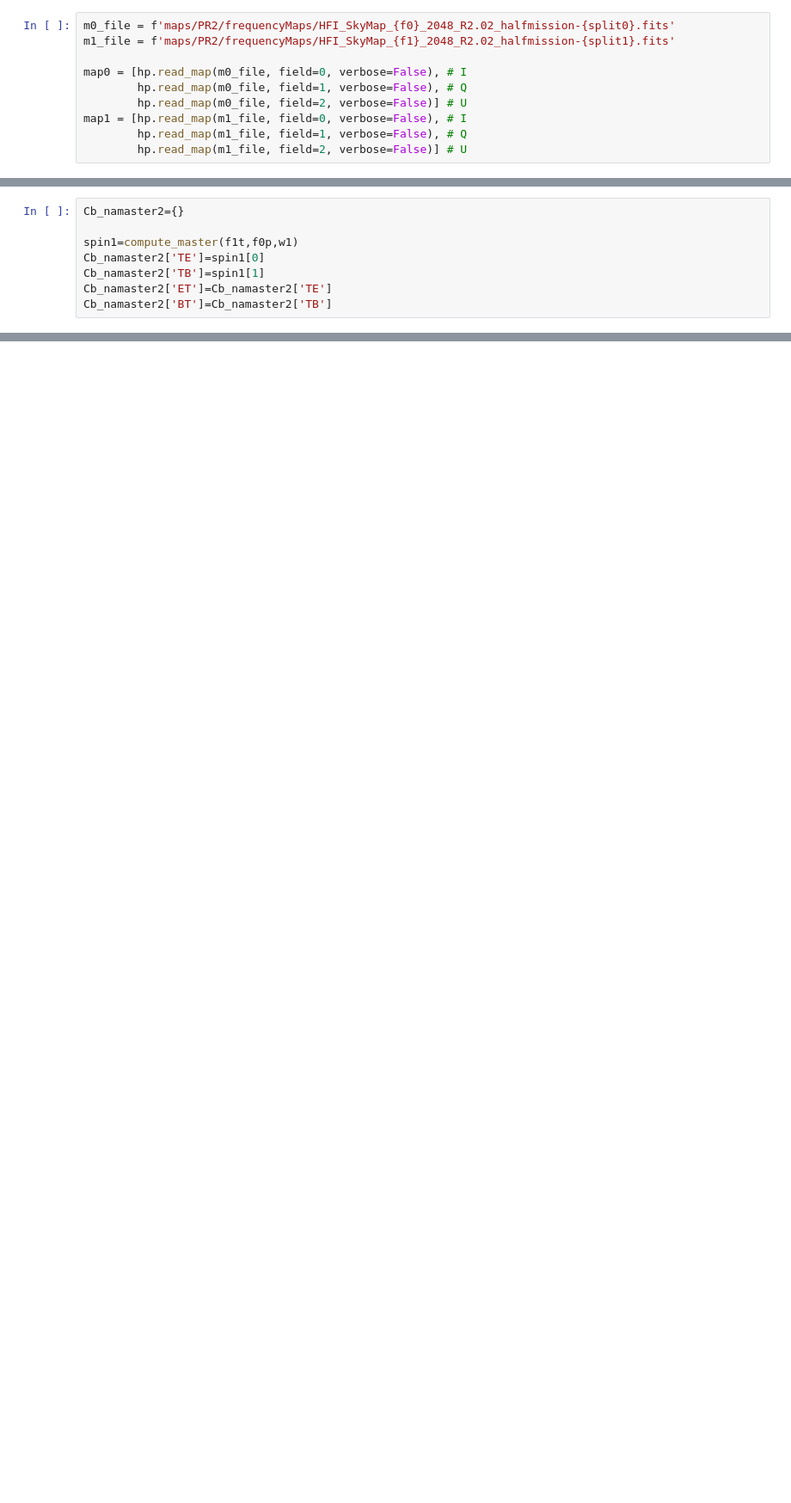
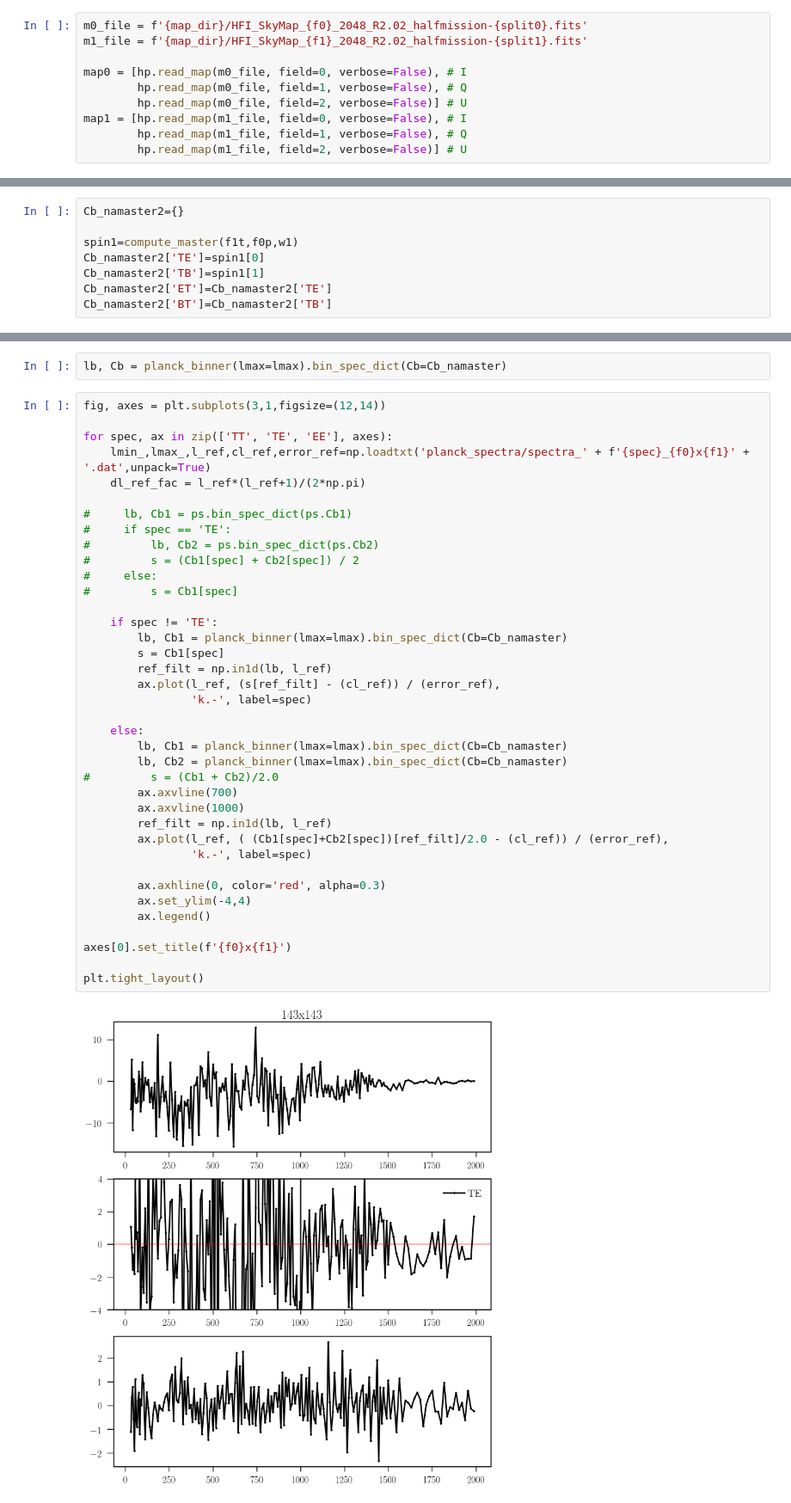
Before and after one commit to xzackli/PSpipe, a Jupyter notebook: project/Planck/Example 1.2 Cross Pol.ipynb, the cells around one changed output, grey strips where cells are left out. Shown: that part at 86% size. Drawn from its saved outputs; the diff is of its cells as text; blank space fills up the shorter version.

```diff
--- a/project/Planck/Example 1.2 Cross Pol.ipynb
+++ b/project/Planck/Example 1.2 Cross Pol.ipynb
@@ -75,6 +65,6 @@ hp.mollview(mask0t, hold=True, title='T mask')
 # %%
-m0_file = f'maps/PR2/frequencyMaps/HFI_SkyMap_{f0}_2048_R2.02_halfmission-{split0}.fits'
-m1_file = f'maps/PR2/frequencyMaps/HFI_SkyMap_{f1}_2048_R2.02_halfmission-{split1}.fits'
+m0_file = f'{map_dir}/HFI_SkyMap_{f0}_2048_R2.02_halfmission-{split0}.fits'
+m1_file = f'{map_dir}/HFI_SkyMap_{f1}_2048_R2.02_halfmission-{split1}.fits'
 
 map0 = [hp.read_map(m0_file, field=0, verbose=False), # I
         hp.read_map(m0_file, field=1, verbose=False), # Q
@@ -248,0 +208,42 @@ Text(0.5, 1.0, '143 x 143')
+# %%
+lb, Cb = planck_binner(lmax=lmax).bin_spec_dict(Cb=Cb_namaster)
+# %%
+fig, axes = plt.subplots(3,1,figsize=(12,14))
+
+for spec, ax in zip(['TT', 'TE', 'EE'], axes):
+    lmin_,lmax_,l_ref,cl_ref,error_ref=np.loadtxt('planck_spectra/spectra_' + f'{spec}_{f0}x{f1}' + '.dat',unpack=True)
+    dl_ref_fac = l_ref*(l_ref+1)/(2*np.pi)
+
+#     lb, Cb1 = ps.bin_spec_dict(ps.Cb1)
+#     if spec == 'TE':
+#         lb, Cb2 = ps.bin_spec_dict(ps.Cb2)
+#         s = (Cb1[spec] + Cb2[spec]) / 2
+#     else:
+#         s = Cb1[spec]
+
+    if spec != 'TE':
+        lb, Cb1 = planck_binner(lmax=lmax).bin_spec_dict(Cb=Cb_namaster)
+        s = Cb1[spec]
+        ref_filt = np.in1d(lb, l_ref)
+        ax.plot(l_ref, (s[ref_filt] - (cl_ref)) / (error_ref),
+                'k.-', label=spec)
+
+    else:
+        lb, Cb1 = planck_binner(lmax=lmax).bin_spec_dict(Cb=Cb_namaster)
+        lb, Cb2 = planck_binner(lmax=lmax).bin_spec_dict(Cb=Cb_namaster)
+#         s = (Cb1 + Cb2)/2.0
+        ax.axvline(700)
+        ax.axvline(1000)
+        ref_filt = np.in1d(lb, l_ref)
+        ax.plot(l_ref, ( (Cb1[spec]+Cb2[spec])[ref_filt]/2.0 - (cl_ref)) / (error_ref),
+                'k.-', label=spec)
+
+        ax.axhline(0, color='red', alpha=0.3)
+        ax.set_ylim(-4,4)
+        ax.legend()
+
+axes[0].set_title(f'{f0}x{f1}')
+
+plt.tight_layout()
+# %% [output]
+[figure, added]
```
Also changed, not shown: parts of 15 cells of this notebook.
